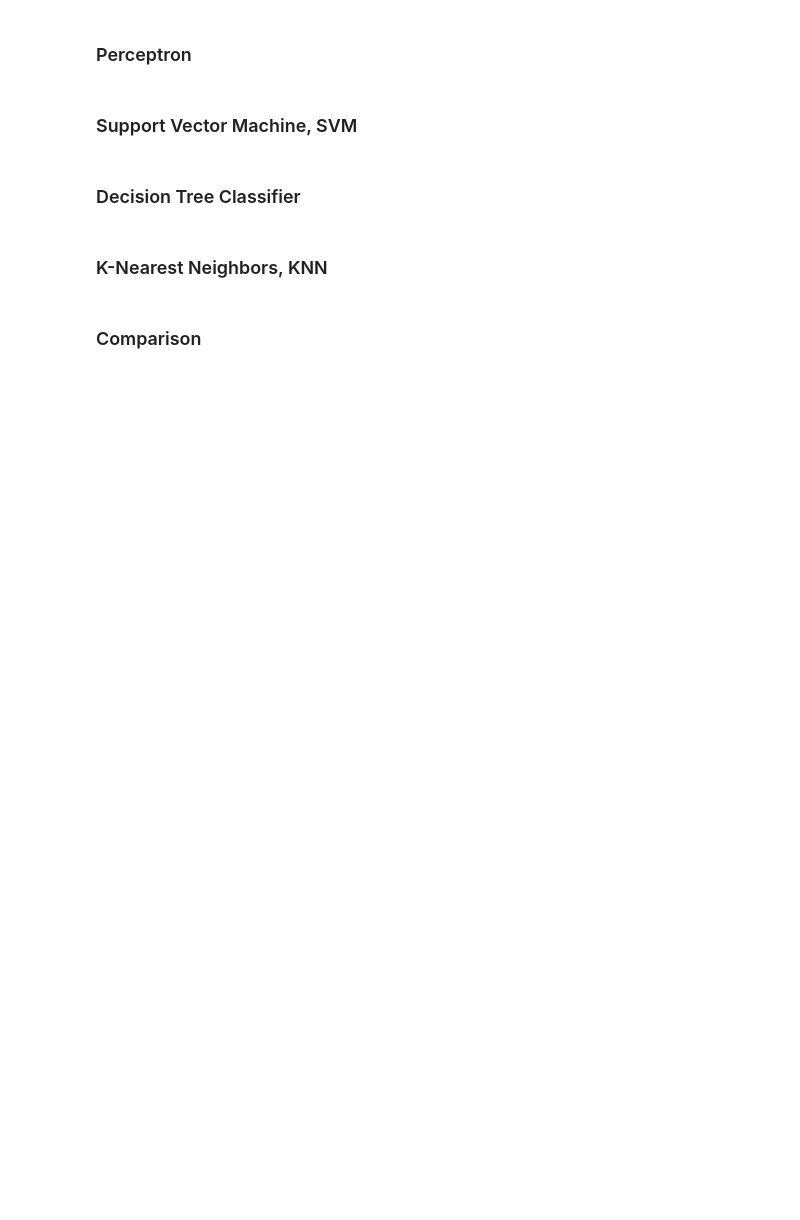
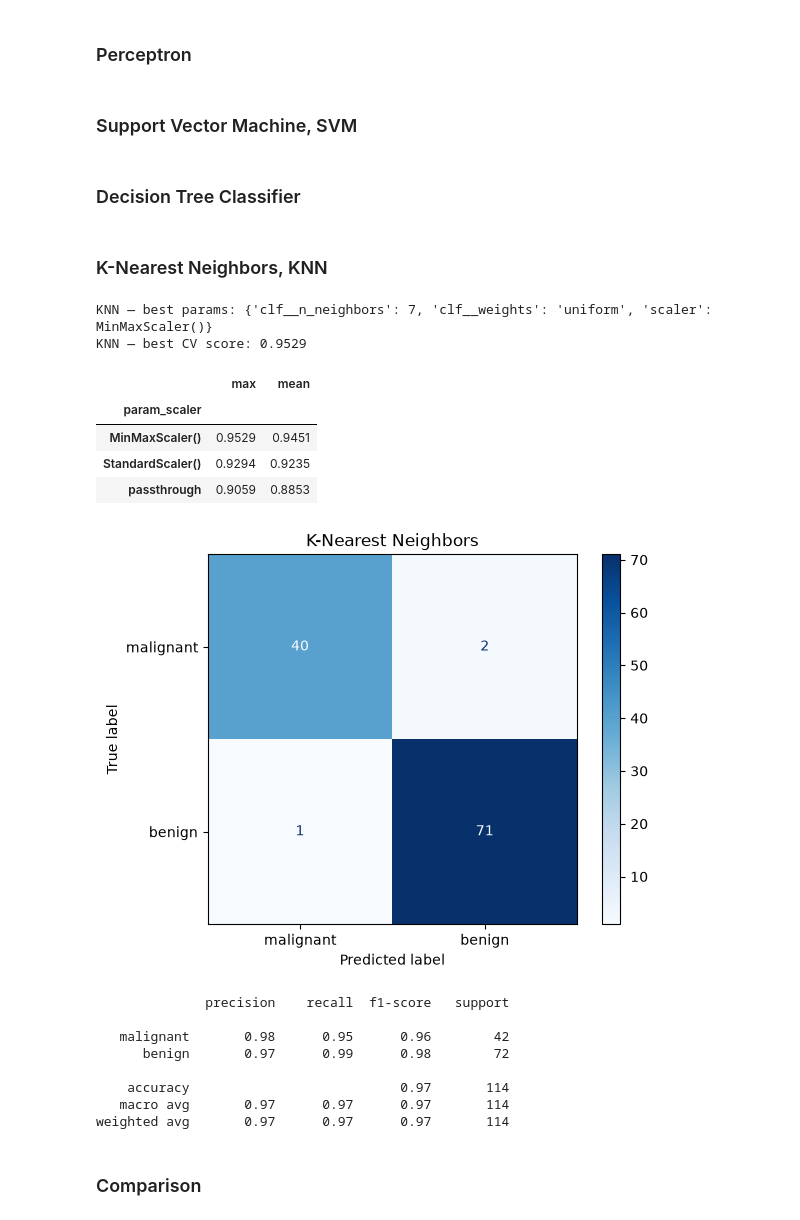
Before and after one commit to Jimmyjohn23/ML_Project1, a Jupyter notebook: main.ipynb, the cells around one changed output. Cells and saved outputs as stored; diff of their text form; code cells hidden in the pictures; blank space fills up the shorter version.

```diff
--- a/main.ipynb
+++ b/main.ipynb
@@ -63,2 +83,14 @@ X_test_scaled = scaler.transform(X_test)
+# %%
+def summarize_grid(grid, name):
+    """Print best params and, if the grid searched over scalers, the per-scaler comparison."""
+    print(f"{name} — best params: {grid.best_params_}")
+    print(f"{name} — best CV score: {grid.best_score_:.4f}")
+    cv = pd.DataFrame(grid.cv_results_)
+    if "param_scaler" in cv.columns:
+        summary = (cv.groupby(cv["param_scaler"].astype(str))["mean_test_score"]
+                     .agg(["max", "mean"]).round(4)
+                     .sort_values("max", ascending=False))
+        display(summary)
+    return cv
 # %% [markdown]
 ### Logistic Regression
@@ -96,4 +126,35 @@ f1_score: 0.9444
 # %% [markdown]
 ### K-Nearest Neighbors, KNN
+# %%
+knn_grid = GridSearchCV(
+    Pipeline([("scaler", StandardScaler()), ("clf", KNeighborsClassifier())]),
+    {
+        "clf__n_neighbors": [3, 5, 7, 9, 11, 13],
+        "clf__weights": ["uniform", "distance"],
+        "scaler": [StandardScaler(), MinMaxScaler(), "passthrough"],
+    },
+    cv=StratifiedKFold(5, shuffle=True, random_state=RANDOM_STATE),
+    scoring=make_scorer(recall_score, pos_label=0),
+)
+knn_grid.fit(X_train, y_train)
+knn_cv = summarize_grid(knn_grid, "KNN")
+knn_metrics = evaluate(knn_grid.best_estimator_, "K-Nearest Neighbors")
+# %% [output]
+KNN — best params: {'clf__n_neighbors': 7, 'clf__weights': 'uniform', 'scaler': MinMaxScaler()}
+KNN — best CV score: 0.9529
+|  | max | mean |
+| param_scaler |  |  |
+| MinMaxScaler() | 0.9529 | 0.9451 |
+| StandardScaler() | 0.9294 | 0.9235 |
+| passthrough | 0.9059 | 0.8853 |
+[figure, added]
+              precision    recall  f1-score   support
+
+   malignant       0.98      0.95      0.96        42
+      benign       0.97      0.99      0.98        72
+
+    accuracy                           0.97       114
+   macro avg       0.97      0.97      0.97       114
+weighted avg       0.97      0.97      0.97       114
 # %% [markdown]
 ### Comparison
```
Also changed, not shown: parts of 11 cells of this notebook, 1 other file.
